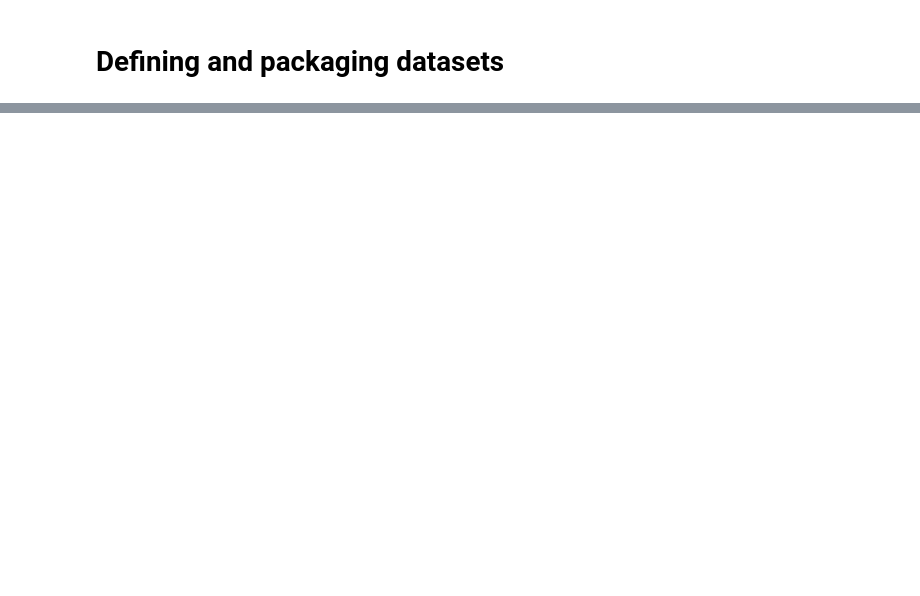
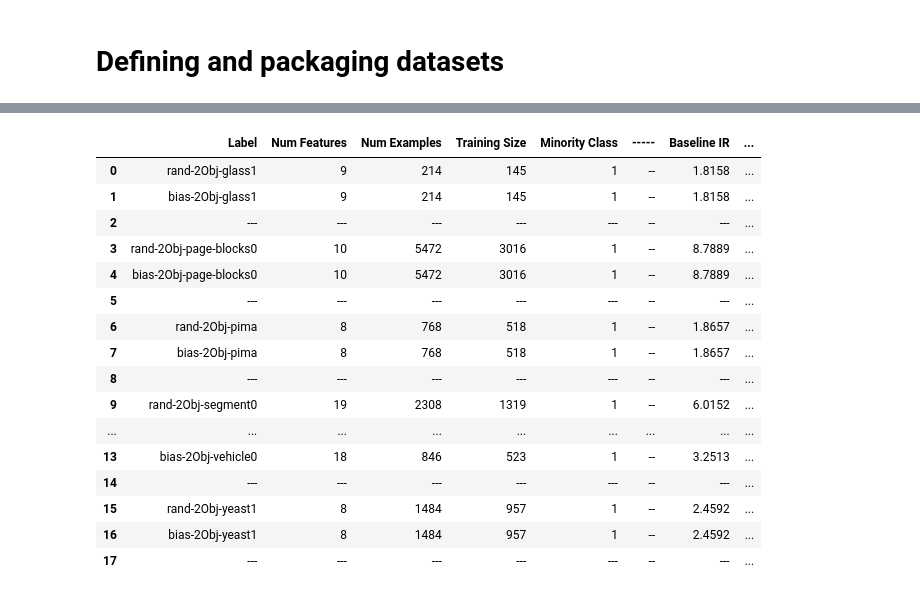
Before and after one commit to Ryan-JW-Kim/Minority-Class-Synthesis, a Jupyter notebook: GA_experiment.ipynb, the cells around one changed output, grey strips where cells are left out. Drawn from its saved outputs; the diff is of its cells as text; code cells hidden in the pictures; blank space fills up the shorter version.

```diff
--- a/GA_experiment.ipynb
+++ b/GA_experiment.ipynb
@@ -386,0 +589,20 @@ def execute(X, y, X_train, X_val, X_test, y_train, y_val, y_test, name, problem_
+# %%
+report_table_1(results)
+# %% [output]
+|  | Label | Num Features | Num Examples | Training Size | Minority Class | ----- | Baseline IR | ... |
+| 0 | rand-2Obj-glass1 | 9 | 214 | 145 | 1 | -- | 1.8158 | ... |
+| 1 | bias-2Obj-glass1 | 9 | 214 | 145 | 1 | -- | 1.8158 | ... |
+| 2 | --- | --- | --- | --- | --- | -- | --- | ... |
+| 3 | rand-2Obj-page-blocks0 | 10 | 5472 | 3016 | 1 | -- | 8.7889 | ... |
+| 4 | bias-2Obj-page-blocks0 | 10 | 5472 | 3016 | 1 | -- | 8.7889 | ... |
+| 5 | --- | --- | --- | --- | --- | -- | --- | ... |
+| 6 | rand-2Obj-pima | 8 | 768 | 518 | 1 | -- | 1.8657 | ... |
+| 7 | bias-2Obj-pima | 8 | 768 | 518 | 1 | -- | 1.8657 | ... |
+| 8 | --- | --- | --- | --- | --- | -- | --- | ... |
+| 9 | rand-2Obj-segment0 | 19 | 2308 | 1319 | 1 | -- | 6.0152 | ... |
+| ... | ... | ... | ... | ... | ... | ... | ... | ... |
+| 13 | bias-2Obj-vehicle0 | 18 | 846 | 523 | 1 | -- | 3.2513 | ... |
+| 14 | --- | --- | --- | --- | --- | -- | --- | ... |
+| 15 | rand-2Obj-yeast1 | 8 | 1484 | 957 | 1 | -- | 2.4592 | ... |
+| 16 | bias-2Obj-yeast1 | 8 | 1484 | 957 | 1 | -- | 2.4592 | ... |
+| 17 | --- | --- | --- | --- | --- | -- | --- | ... |
```
Also changed, not shown: parts of 19 cells of this notebook.
